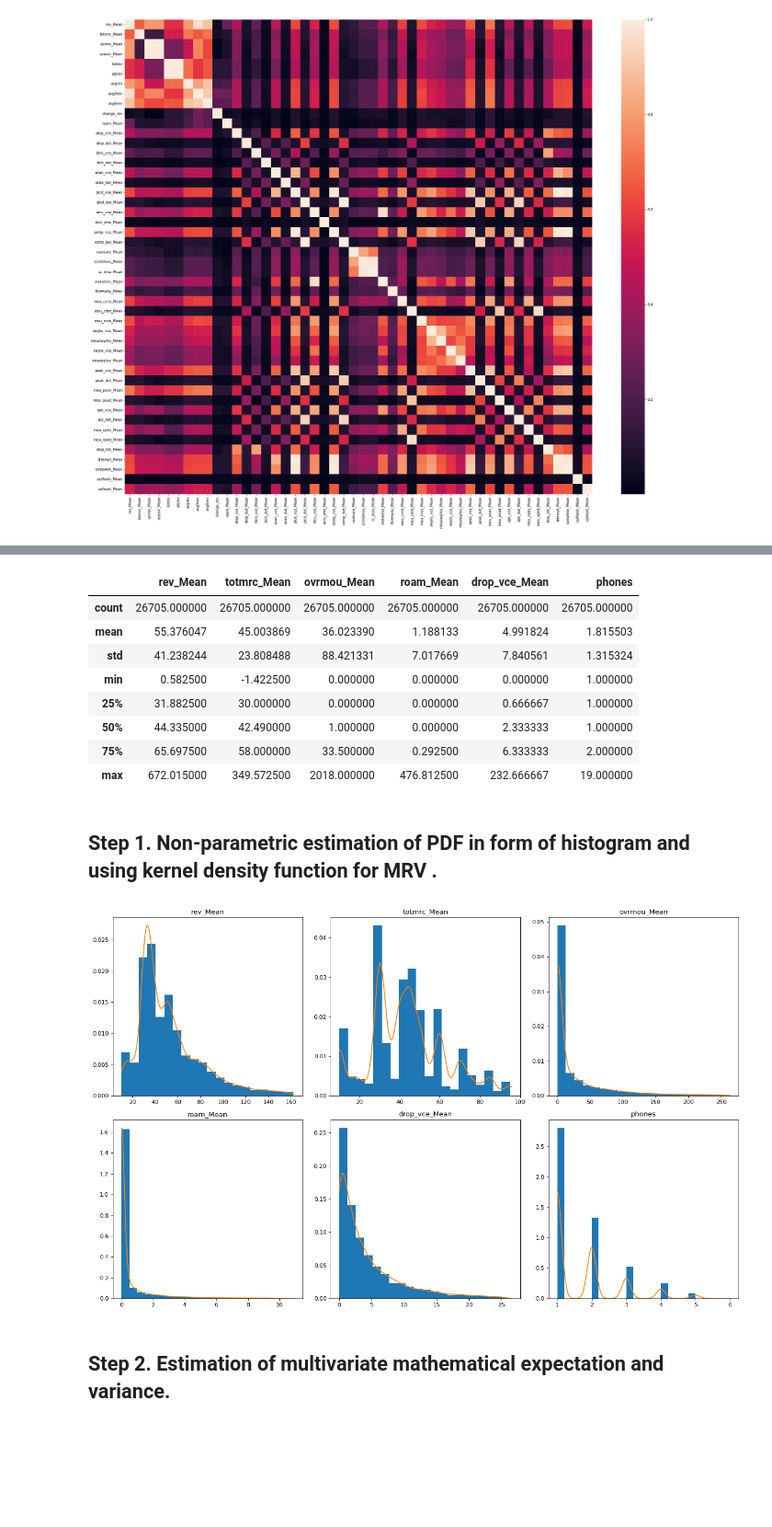
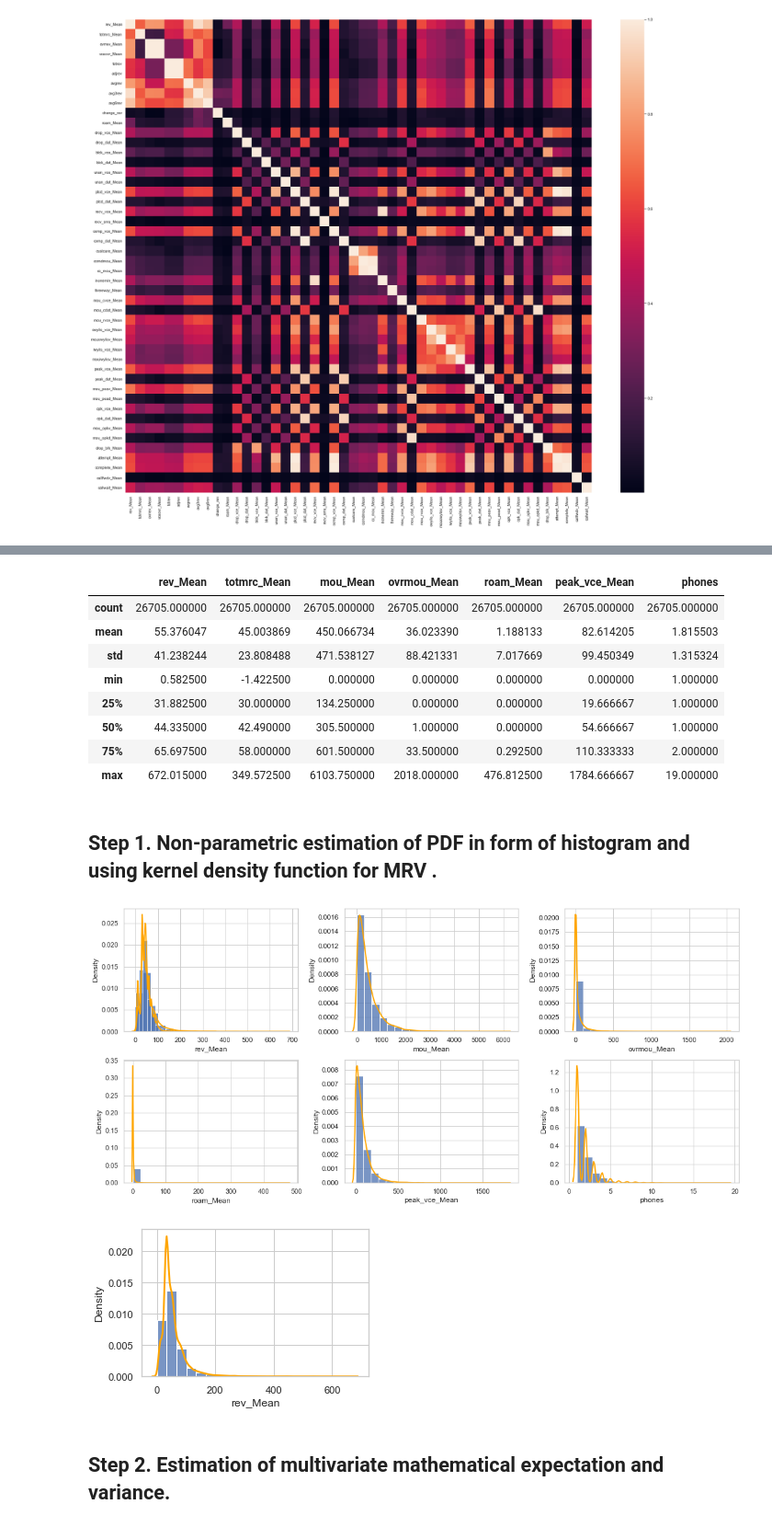
Before and after one commit to zuevmaxim/m-m2021, a Jupyter notebook: lab2.ipynb, the cells around one changed output, grey strips where cells are left out. Shown at 92% size. Saved outputs shown, nothing was run; the diff lists cells and outputs as text; code cells hidden in the pictures; blank space fills up the shorter version.

Commit message:
Fix plots lab1-2

```diff
--- a/lab2.ipynb
+++ b/lab2.ipynb
@@ -6,6 +6,7 @@ import seaborn as sns
 from sklearn import preprocessing
 
 pd.options.display.float_format = '{:f}'.format
+sns.set(font_scale=1, style='whitegrid')
 # %%
 full_df = pd.read_csv('telecom_customer.csv')
 full_df
@@ -169,12 +170,8 @@ predict_features_all = ['totmrc_Mean', 'plcd_vce_Mean', 'recv_vce_Mean', 'comp_v
                     'phones', 'models', 'datovr_Mean', 'months',
                     'mou_Mean', 'ovrmou_Mean', 'totcalls']
 
-
-# predict_features = ['totmrc_Mean', 'recv_vce_Mean', 'mou_cvce_Mean',
-#                     'mou_rvce_Mean', 'owylis_vce_Mean',
-#                     'mou_peav_Mean', 'attempt_Mean', 'mou_Mean', 'ovrmou_Mean', 'totcalls']
 plt.figure(figsize = (15,10))
-predict_features = ['totmrc_Mean', 'ovrmou_Mean', 'roam_Mean', 'drop_vce_Mean', 'phones']
+predict_features = ['totmrc_Mean', 'mou_Mean', 'ovrmou_Mean', 'roam_Mean', 'peak_vce_Mean', 'phones']
 sns.heatmap(df[[target_feature] + predict_features].corr(), annot=True, fmt='.2f')
 # %% [output]
 <AxesSubplot:>
@@ -183,45 +180,49 @@ sns.heatmap(df[[target_feature] + predict_features].corr(), annot=True, fmt='.2f
 df_filtered = df[[target_feature] + predict_features].dropna()
 df_filtered.describe()
 # %% [output]
-|  | rev_Mean | totmrc_Mean | ovrmou_Mean | roam_Mean | drop_vce_Mean | phones |
-| count | 26705.000000 | 26705.000000 | 26705.000000 | 26705.000000 | 26705.000000 | 26705.000000 |
-| mean | 55.376047 | 45.003869 | 36.023390 | 1.188133 | 4.991824 | 1.815503 |
-| std | 41.238244 | 23.808488 | 88.421331 | 7.017669 | 7.840561 | 1.315324 |
-| min | 0.582500 | -1.422500 | 0.000000 | 0.000000 | 0.000000 | 1.000000 |
-| 25% | 31.882500 | 30.000000 | 0.000000 | 0.000000 | 0.666667 | 1.000000 |
-| 50% | 44.335000 | 42.490000 | 1.000000 | 0.000000 | 2.333333 | 1.000000 |
-| 75% | 65.697500 | 58.000000 | 33.500000 | 0.292500 | 6.333333 | 2.000000 |
-| max | 672.015000 | 349.572500 | 2018.000000 | 476.812500 | 232.666667 | 19.000000 |
+|  | rev_Mean | totmrc_Mean | mou_Mean | ovrmou_Mean | roam_Mean | peak_vce_Mean | phones |
+| count | 26705.000000 | 26705.000000 | 26705.000000 | 26705.000000 | 26705.000000 | 26705.000000 | 26705.000000 |
+| mean | 55.376047 | 45.003869 | 450.066734 | 36.023390 | 1.188133 | 82.614205 | 1.815503 |
+| std | 41.238244 | 23.808488 | 471.538127 | 88.421331 | 7.017669 | 99.450349 | 1.315324 |
+| min | 0.582500 | -1.422500 | 0.000000 | 0.000000 | 0.000000 | 0.000000 | 1.000000 |
+| 25% | 31.882500 | 30.000000 | 134.250000 | 0.000000 | 0.000000 | 19.666667 | 1.000000 |
+| 50% | 44.335000 | 42.490000 | 305.500000 | 1.000000 | 0.000000 | 54.666667 | 1.000000 |
+| 75% | 65.697500 | 58.000000 | 601.500000 | 33.500000 | 0.292500 | 110.333333 | 2.000000 |
+| max | 672.015000 | 349.572500 | 6103.750000 | 2018.000000 | 476.812500 | 1784.666667 | 19.000000 |
 # %% [markdown]
 ## Step 1. Non-parametric estimation of PDF in form of histogram and using kernel density function for MRV .
 # %%
 from scipy.stats import gaussian_kde, trimboth
 
 n = len(predict_features)
 h = int(np.ceil((n + 1) / 3))
 
 def plot(feature, index, bins=20):
     ax = plt.subplot(h, 3, index)
     data = df[feature].dropna()
-    d = data.to_numpy()
-    d = trimboth(d, 0.025)
-    ax.hist(d, bins=bins, density=True)
 
-    kde = gaussian_kde(d)
-    tiks = np.arange(d.min(), d.max() + 1, (d.max() + 1 - d.min()) / 1000)
-    ax.plot(tiks, kde(tiks))
-    ax.set_title(feature)
+    sns.set(font_scale=1, style='whitegrid')
+
+    sns.histplot(data, ax=ax, bins=bins, stat='density')
+    sns.kdeplot(data, ax=ax, color='orange', linewidth=2)
+
+plt.figure(figsize = (15,10))
+
+plot(target_feature, index=1)
+
+for i, predict_feature in enumerate(predict_features):
+    plot(predict_feature, 1 + i)
+
+plt.tight_layout()
+plt.show()
 
 
-
-plt.figure(figsize=(16, 10), dpi=80)
-plot('rev_Mean', 1)
-
-for i, predict_feature in enumerate(predict_features):
-    plot(predict_feature, 2 + i)
-plt.tight_layout()
+plt.figure(figsize = (15,10))
+plot(target_feature, index=1)
+plt.show()
 # %% [output]
-[figure, old version]
+[figure, new version]
+[figure, added]
 # %% [markdown]
 ## Step 2. Estimation of multivariate mathematical expectation and variance.
 # %%
```
Also changed, not shown: parts of 22 cells of this notebook, 1 other file.
